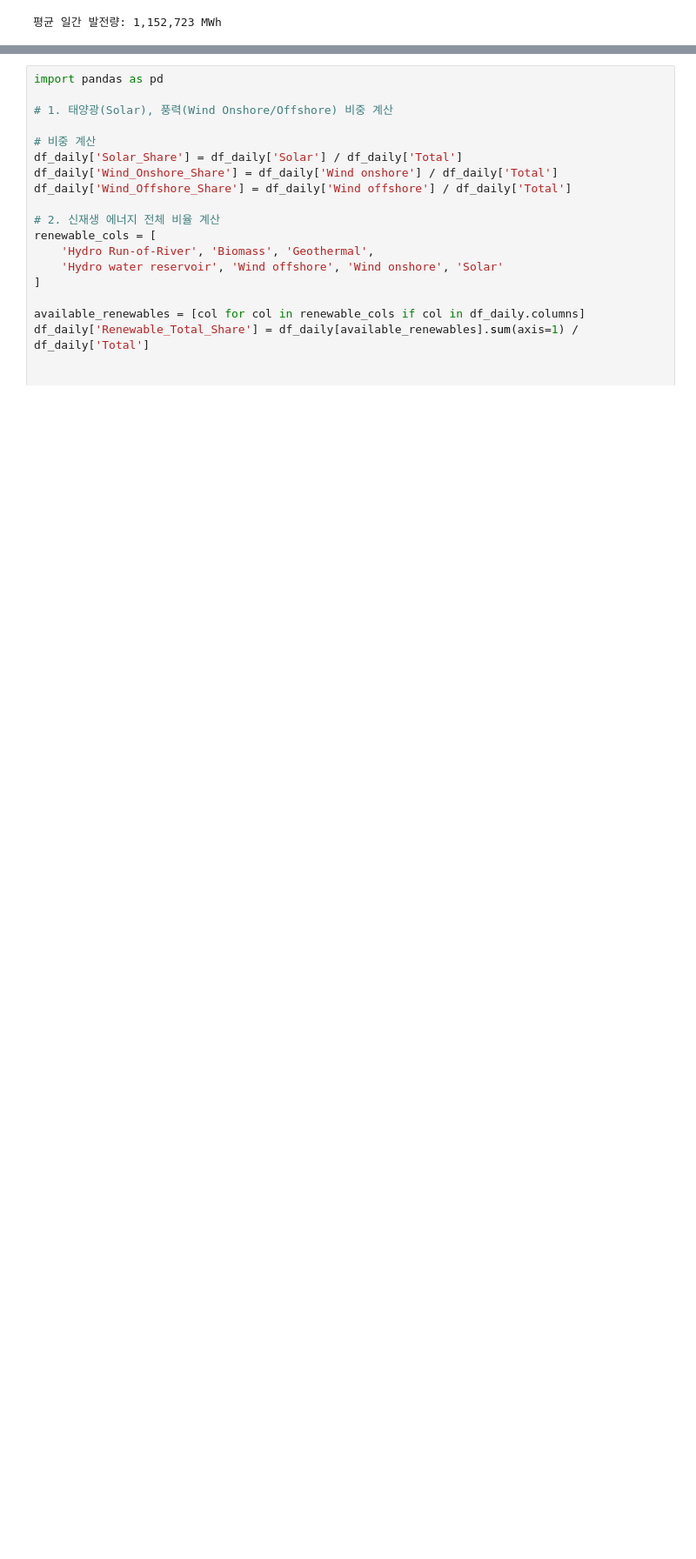
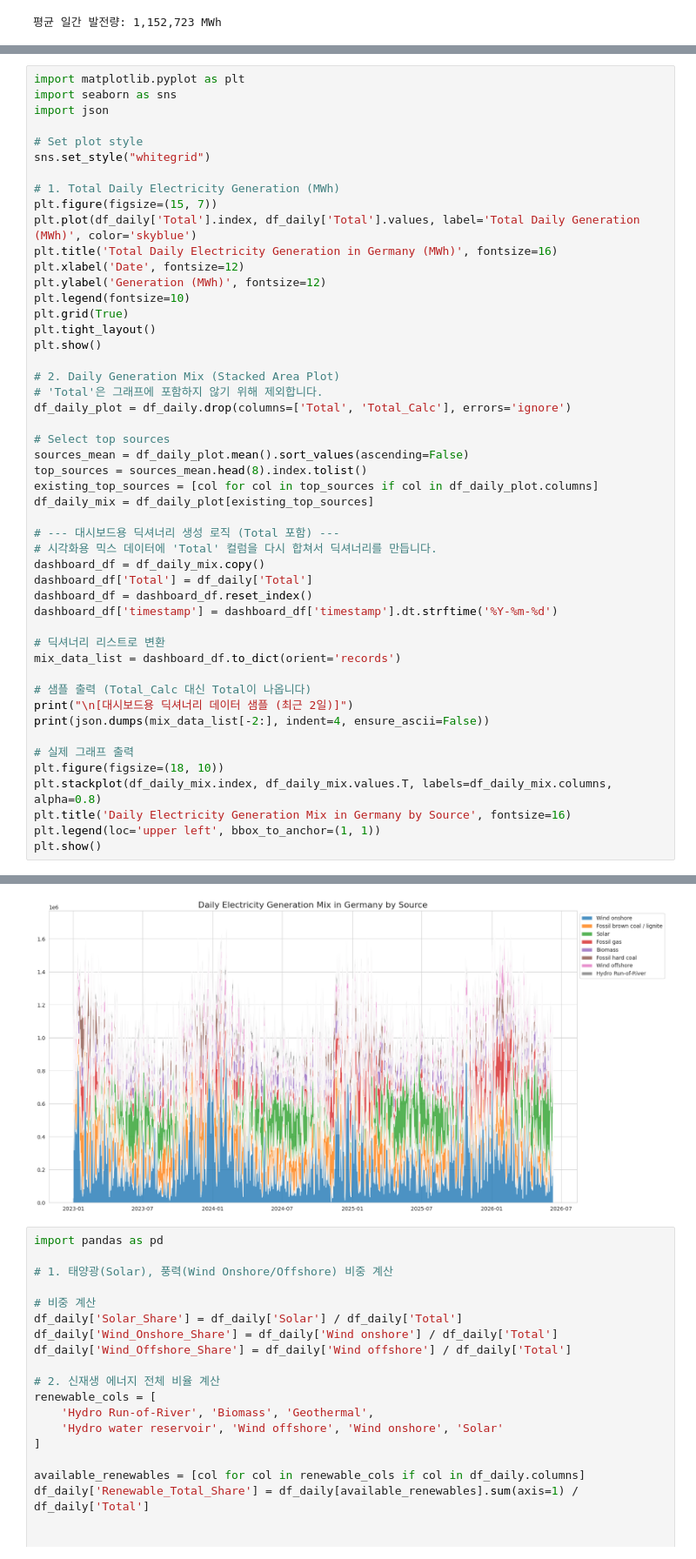
Before and after one commit to Giraffe-Shin/trading, a Jupyter notebook: Basic/Basic_analysis.ipynb, the cells around one changed output, grey strips where cells are left out. Shown at 87% size. Drawn from its saved outputs; the diff is of its cells as text; blank space fills up the shorter version.

```diff
--- a/Basic/Basic_analysis.ipynb
+++ b/Basic/Basic_analysis.ipynb
@@ -258,0 +185,50 @@ Insight 3: By observing the 'Fossil brown coal / lignite' and 'Fossil hard coal'
+# %%
+import matplotlib.pyplot as plt
+import seaborn as sns
+import json
+
+# Set plot style
+sns.set_style("whitegrid")
+
+# 1. Total Daily Electricity Generation (MWh)
+plt.figure(figsize=(15, 7))
+plt.plot(df_daily['Total'].index, df_daily['Total'].values, label='Total Daily Generation (MWh)', color='skyblue')
+plt.title('Total Daily Electricity Generation in Germany (MWh)', fontsize=16)
+plt.xlabel('Date', fontsize=12)
+plt.ylabel('Generation (MWh)', fontsize=12)
+plt.legend(fontsize=10)
+plt.grid(True)
+plt.tight_layout()
+plt.show()
+
+# 2. Daily Generation Mix (Stacked Area Plot)
+# 'Total'은 그래프에 포함하지 않기 위해 제외합니다.
+df_daily_plot = df_daily.drop(columns=['Total', 'Total_Calc'], errors='ignore')
+
+# Select top sources
+sources_mean = df_daily_plot.mean().sort_values(ascending=False)
+top_sources = sources_mean.head(8).index.tolist()
+existing_top_sources = [col for col in top_sources if col in df_daily_plot.columns]
+df_daily_mix = df_daily_plot[existing_top_sources]
+
+# --- 대시보드용 딕셔너리 생성 로직 (Total 포함) ---
+# 시각화용 믹스 데이터에 'Total' 컬럼을 다시 합쳐서 딕셔너리를 만듭니다.
+dashboard_df = df_daily_mix.copy()
+dashboard_df['Total'] = df_daily['Total']
+dashboard_df = dashboard_df.reset_index()
+dashboard_df['timestamp'] = dashboard_df['timestamp'].dt.strftime('%Y-%m-%d')
+
+# 딕셔너리 리스트로 변환
+mix_data_list = dashboard_df.to_dict(orient='records')
+
+# 샘플 출력 (Total_Calc 대신 Total이 나옵니다)
+print("\n[대시보드용 딕셔너리 데이터 샘플 (최근 2일)]")
+print(json.dumps(mix_data_list[-2:], indent=4, ensure_ascii=False))
+
+# 실제 그래프 출력
+plt.figure(figsize=(18, 10))
+plt.stackplot(df_daily_mix.index, df_daily_mix.values.T, labels=df_daily_mix.columns, alpha=0.8)
+plt.title('Daily Electricity Generation Mix in Germany by Source', fontsize=16)
+plt.legend(loc='upper left', bbox_to_anchor=(1, 1))
+plt.show()
+# %% [output]
@@ -259,3 +253,4 @@ Insight 3: By observing the 'Fossil brown coal / lignite' and 'Fossil hard coal'
+[figure, added]
 # %%
 import pandas as pd
 
```
Also changed, not shown: parts of 9 cells of this notebook.
